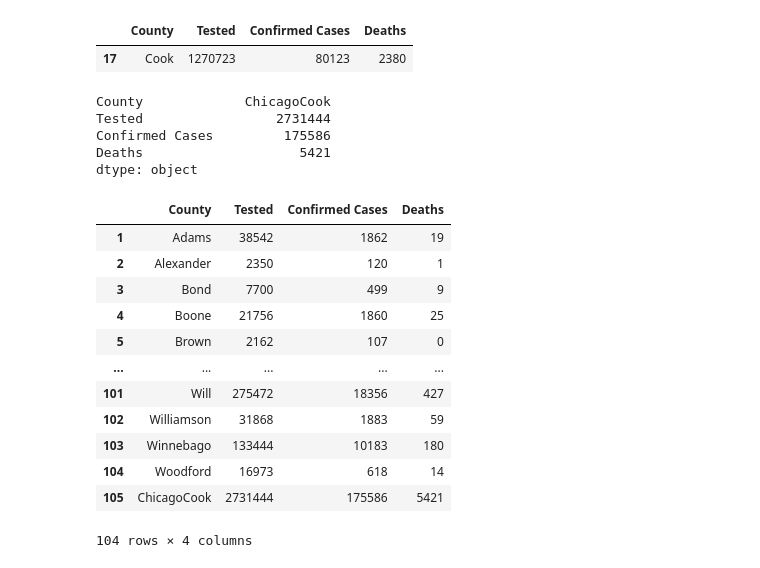
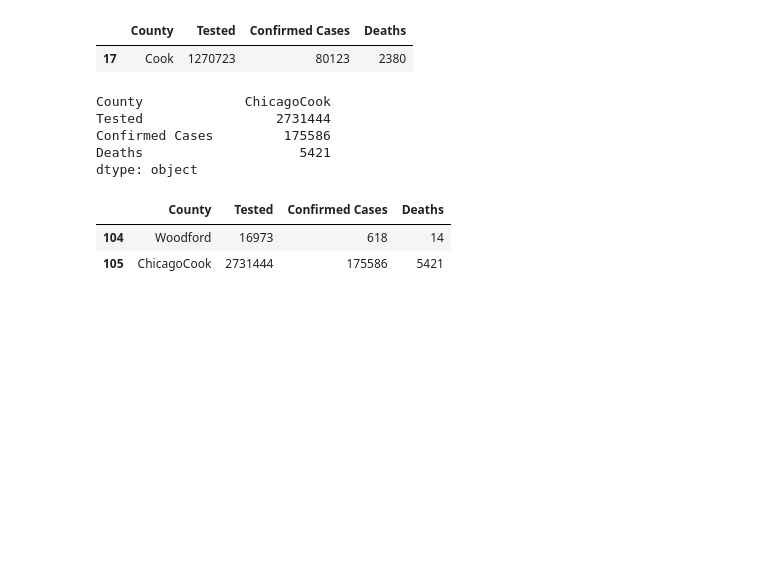
Before and after one commit to cxclark/covid19-analysis, a Jupyter notebook: code/02_data_cleaning_5_states.ipynb, the cells around one changed output. Drawn from its saved outputs; the diff is of its cells as text; code cells hidden in the pictures; blank space fills up the shorter version.

```diff
--- a/code/02_data_cleaning_5_states.ipynb
+++ b/code/02_data_cleaning_5_states.ipynb
@@ -1103,21 +975,11 @@ new_row = il.loc[11] + il.loc[17]
 new_row.name = 105
 # %%
 il = il.append(new_row)
-il
+il.tail(2)
 # %% [output]
 |  | County | Tested | Confirmed Cases | Deaths |
-| 1 | Adams | 38542 | 1862 | 19 |
-| 2 | Alexander | 2350 | 120 | 1 |
-| 3 | Bond | 7700 | 499 | 9 |
-| 4 | Boone | 21756 | 1860 | 25 |
-| 5 | Brown | 2162 | 107 | 0 |
-| ... | ... | ... | ... | ... |
-| 101 | Will | 275472 | 18356 | 427 |
-| 102 | Williamson | 31868 | 1883 | 59 |
-| 103 | Winnebago | 133444 | 10183 | 180 |
 | 104 | Woodford | 16973 | 618 | 14 |
 | 105 | ChicagoCook | 2731444 | 175586 | 5421 |
-104 rows × 4 columns
 # %%
 il = il.drop(il[il['County'] == 'Chicago'].index)
 # %%
```
Also changed, not shown: parts of 112 cells of this notebook, 11 other files.
